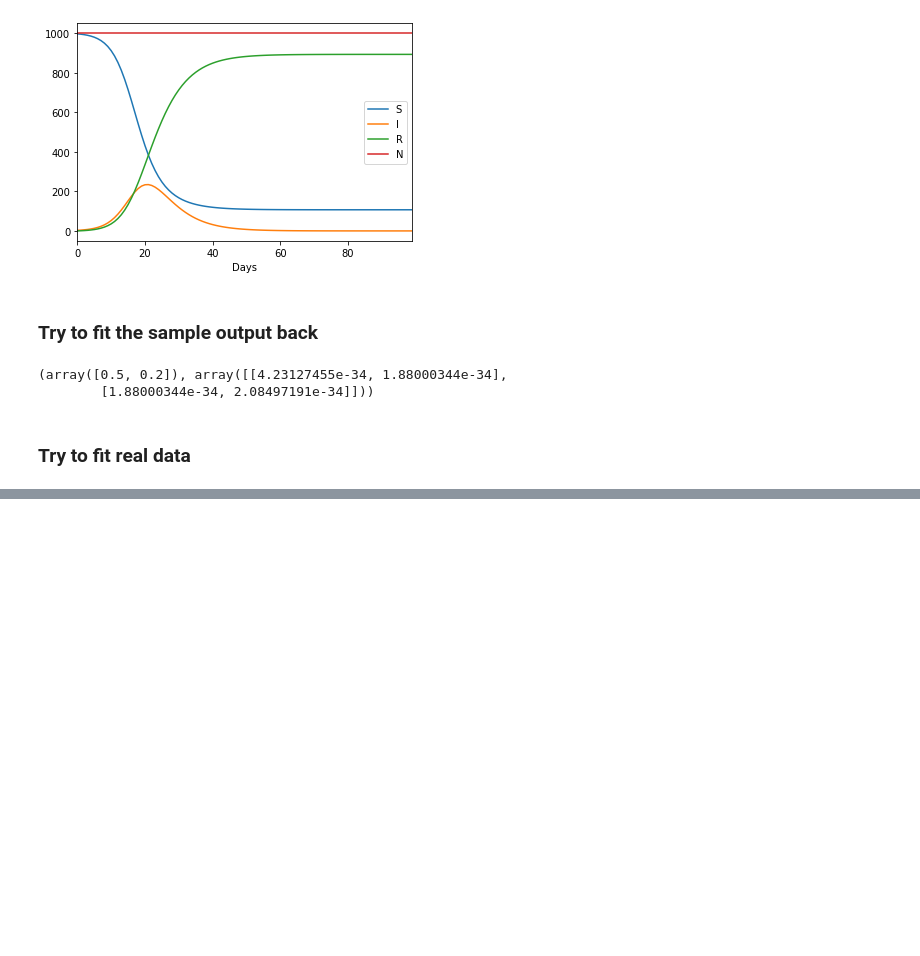
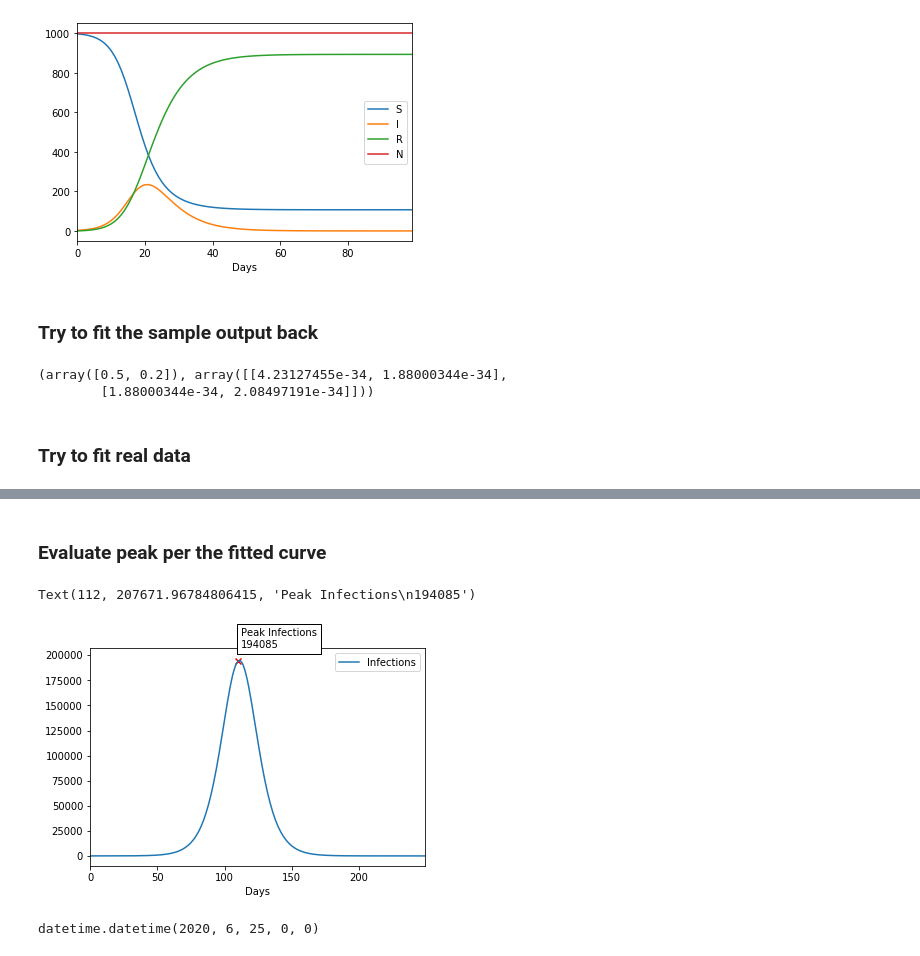
Before and after one commit to VICS-CORE/stats, a Jupyter notebook: 07_Learning_SEIR.ipynb, the cells around one changed output, grey strips where cells are left out. Cells and saved outputs as stored; diff of their text form; code cells hidden in the pictures; blank space fills up the shorter version.

```diff
--- a/07_Learning_SEIR.ipynb
+++ b/07_Learning_SEIR.ipynb
@@ -194,0 +211,30 @@ print(params[0]/params[1])
+# %% [markdown]
+### Evaluate peak per the fitted curve
+# %%
+days = np.arange(250)
+infs = sir_model_india_inf(days, *params)
+r = {
+    'Days': days,
+    'Infections': infs
+}
+df = pd.DataFrame(r)
+ax = df.plot(
+    x='Days',
+    y='Infections'
+)
+
+peakx = 110
+ax.scatter([peakx], [df['Infections'].iloc[peakx]], c='red', marker='x')
+ax.text(
+    peakx + 2,
+    df['Infections'].iloc[peakx] * 1.07,
+    "Peak Infections\n" + str(int(df['Infections'].iloc[peakx])),
+    bbox={'facecolor':'white'}
+)
+# %% [output]
+Text(112, 207671.96784806415, 'Peak Infections\n194085')
+[figure, added]
+# %%
+dt.datetime(day=7, month=3, year=2020) + dt.timedelta(days=110)
+# %% [output]
+datetime.datetime(2020, 6, 25, 0, 0)
```
Also changed, not shown: parts of 4 cells of this notebook.
